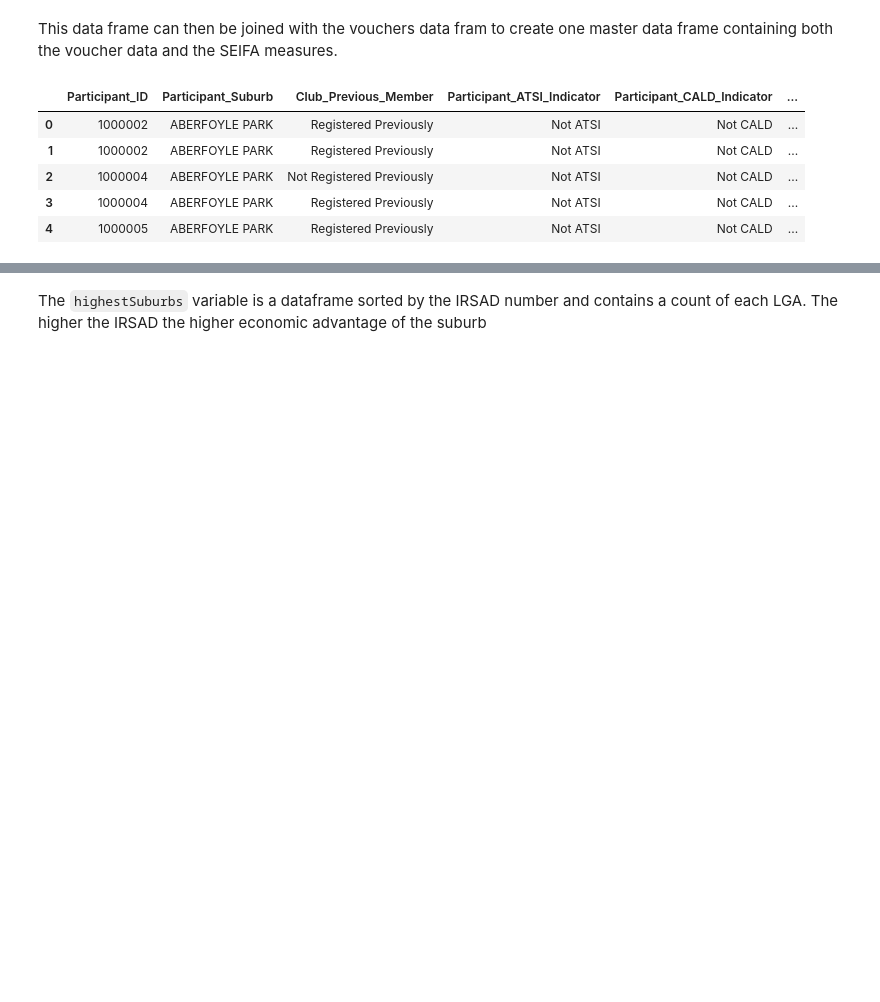
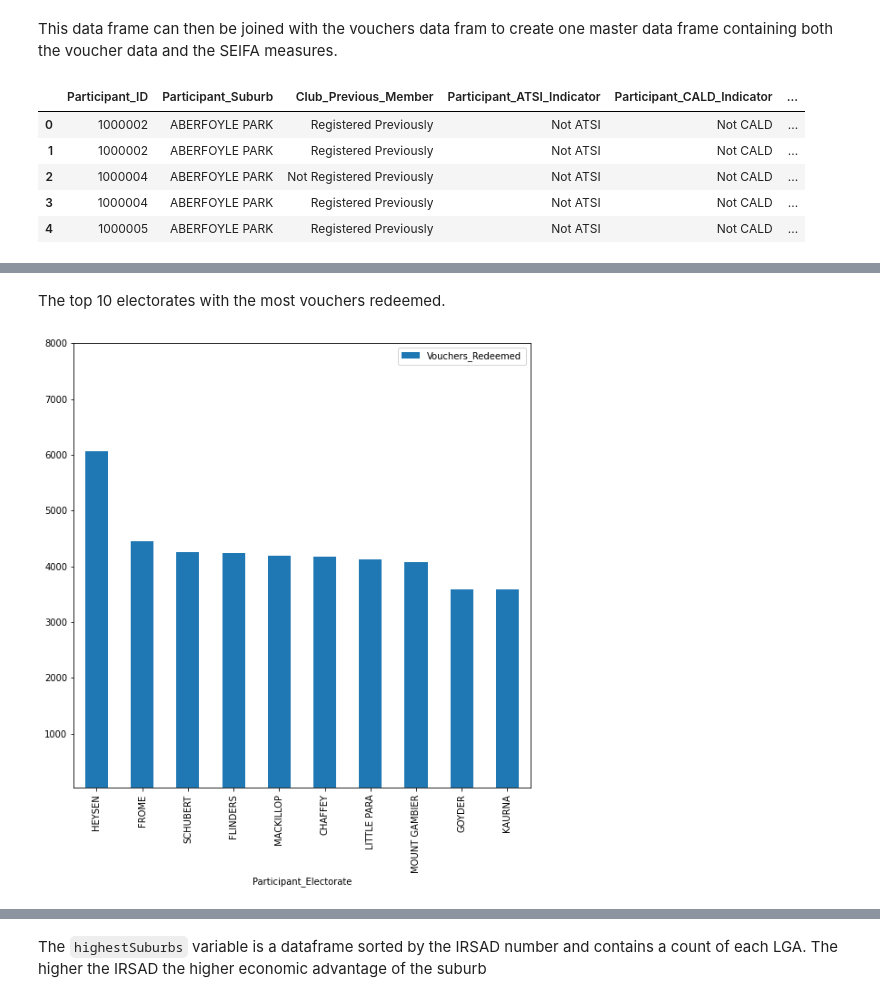
Before and after one commit to MQCOMP2200-S2-2021/data-science-portfolio-liamstrang, a Jupyter notebook: Portfolio 2.ipynb, the cells around one changed output, grey strips where cells are left out. Saved outputs shown, nothing was run; the diff lists cells and outputs as text; code cells hidden in the pictures; blank space fills up the shorter version.

```diff
--- a/Portfolio 2.ipynb
+++ b/Portfolio 2.ipynb
@@ -81,0 +148,4 @@ sa_vouchers_scores.head()
+# %%
+highestElectorate = sa_vouchers_scores.groupby(['Participant_Electorate']).size().reset_index(name='Vouchers_Redeemed')
+highestElectorate = highestElectorate.sort_values(by='Vouchers_Redeemed', ascending=False)
+highestElectorate.head()
@@ -81,0 +159,8 @@ sa_vouchers_scores.head()
+# %% [markdown]
+The top 10 electorates with the most vouchers redeemed.
+# %%
+highestElectorate.iloc[0:10].plot(x="Participant_Electorate", y="Vouchers_Redeemed", kind="bar", figsize=(9,9))
+plt.axis((x1,x2,25,8000))
+plt.show()
+# %% [output]
+[figure, added]
```
Also changed, not shown: parts of 28 cells of this notebook.
